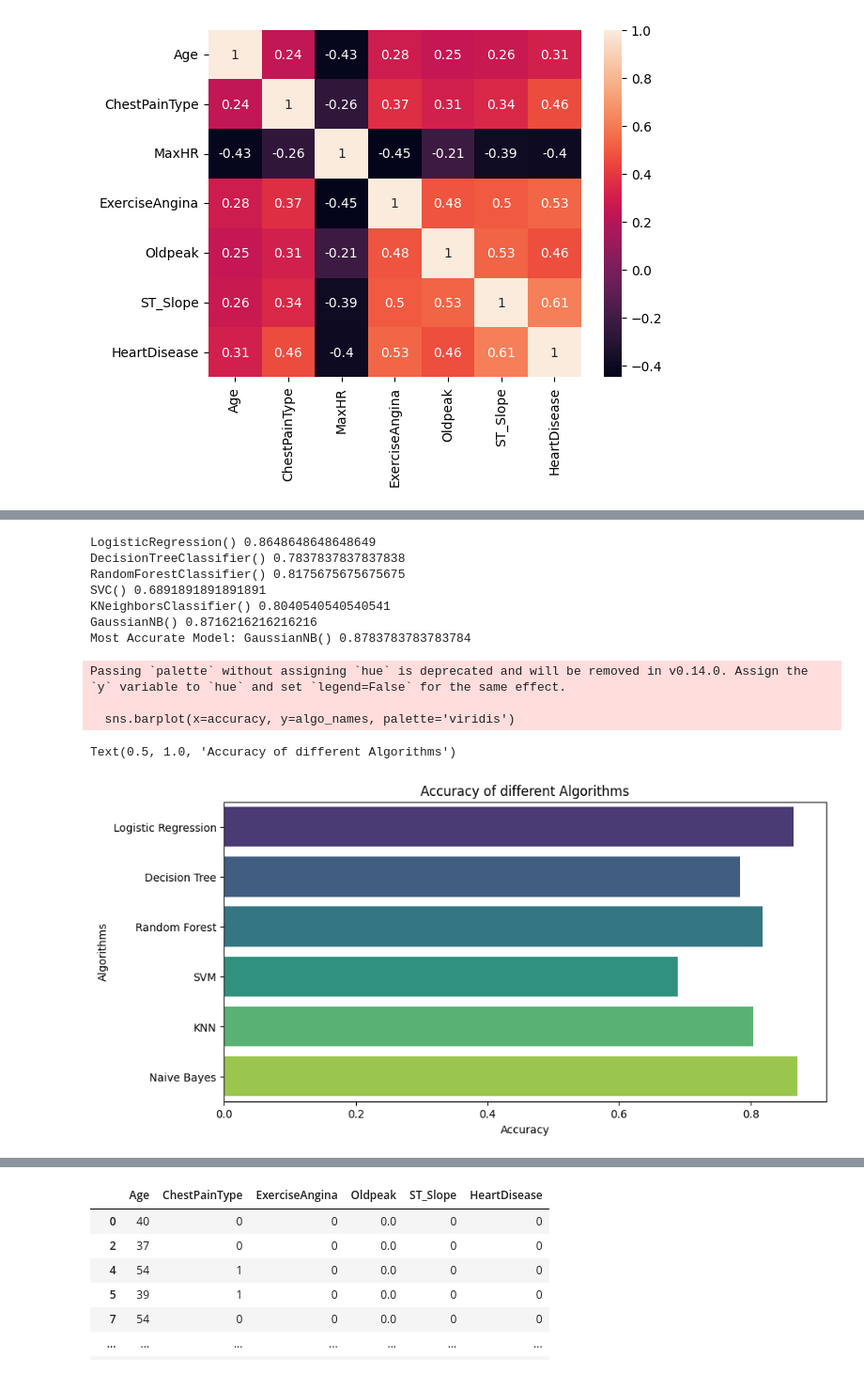
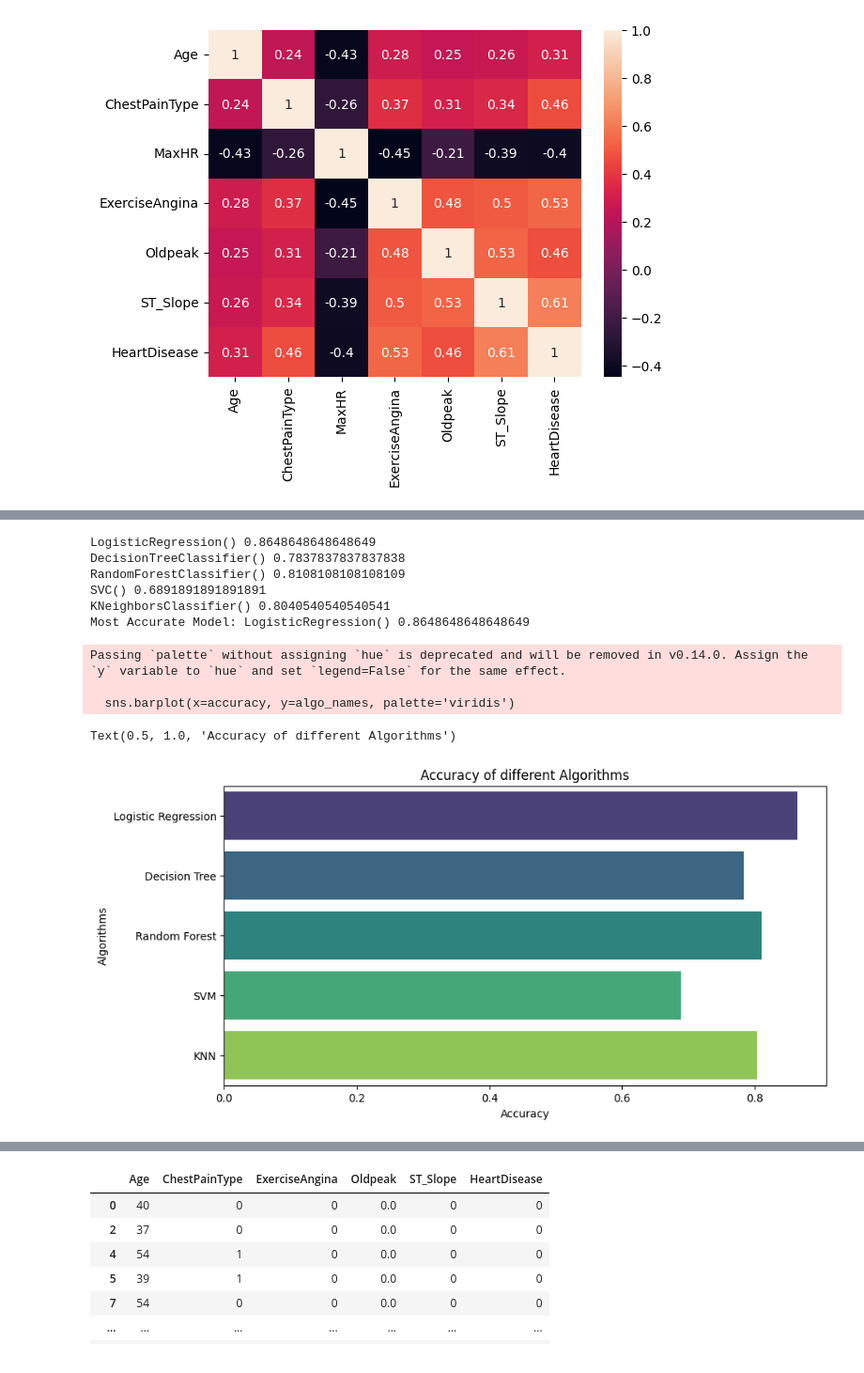
Before and after one commit to Raghav-Mundhara/Sem6_Labs, a Jupyter notebook: AIDS/Project/heart.ipynb, the cells around one changed output, grey strips where cells are left out. Shown: that part at 94% size. Saved outputs shown, nothing was run; the diff lists cells and outputs as text; code cells hidden in the pictures.

```diff
--- a/AIDS/Project/heart.ipynb
+++ b/AIDS/Project/heart.ipynb
@@ -386,6 +384,6 @@ nbModel = GaussianNB()
 # %%
-algos = [logisticModel, dtModel, rfModel, svmModel, knnModel, nbModel]
-algo_names = ['Logistic Regression', 'Decision Tree', 'Random Forest', 'SVM', 'KNN', 'Naive Bayes']
+algos = [logisticModel, dtModel, rfModel, svmModel, knnModel]
+algo_names = ['Logistic Regression', 'Decision Tree', 'Random Forest', 'SVM', 'KNN']
 accuracy = []
 most_acc_model = None
 for algo in algos:
@@ -428,38 +425,37 @@ y=final_data['HeartDisease']
 # %%
 new_X_train, new_X_test, new_y_train, new_y_test = train_test_split(X, y, test_size=0.3, random_state=1)
 # %%
-algos = [logisticModel, dtModel, rfModel, svmModel, knnModel, nbModel]
-algo_names = ['Logistic Regression', 'Decision Tree', 'Random Forest', 'SVM', 'KNN', 'Naive Bayes']
+algos = [logisticModel, dtModel, rfModel, svmModel, knnModel]
+algo_names = ['Logistic Regression', 'Decision Tree', 'Random Forest', 'SVM', 'KNN']
 accuracy = []
 for algo in algos:
     algo.fit(new_X_train, new_y_train)
     y_pred = algo.predict(new_X_test)
     acc = accuracy_score(new_y_test, y_pred)
     accuracy.append(acc)
     print(algo, acc)
     if most_acc_model is None or acc > most_acc:
         most_acc = acc
         most_acc_model = algo
 
 print('Most Accurate Model:', most_acc_model, most_acc)
 
 plt.figure(figsize=(10, 5))
 sns.barplot(x=accuracy, y=algo_names, palette='viridis')
 plt.xlabel('Accuracy')
 plt.ylabel('Algorithms')
 plt.title('Accuracy of different Algorithms')
 # %% [output]
 LogisticRegression() 0.8648648648648649
 DecisionTreeClassifier() 0.7837837837837838
-RandomForestClassifier() 0.8175675675675675
+RandomForestClassifier() 0.8108108108108109
 SVC() 0.6891891891891891
 KNeighborsClassifier() 0.8040540540540541
-GaussianNB() 0.8716216216216216
-Most Accurate Model: GaussianNB() 0.8783783783783784
+Most Accurate Model: LogisticRegression() 0.8648648648648649
 Passing `palette` without assigning `hue` is deprecated and will be removed in v0.14.0. Assign the `y` variable to `hue` and set `legend=False` for the same effect.
 
   sns.barplot(x=accuracy, y=algo_names, palette='viridis')
 Text(0.5, 1.0, 'Accuracy of different Algorithms')
-[figure, old version]
+[figure, new version]
 # %%
 import joblib
```
Also changed, not shown: parts of 8 cells of this notebook, 36 other files.
